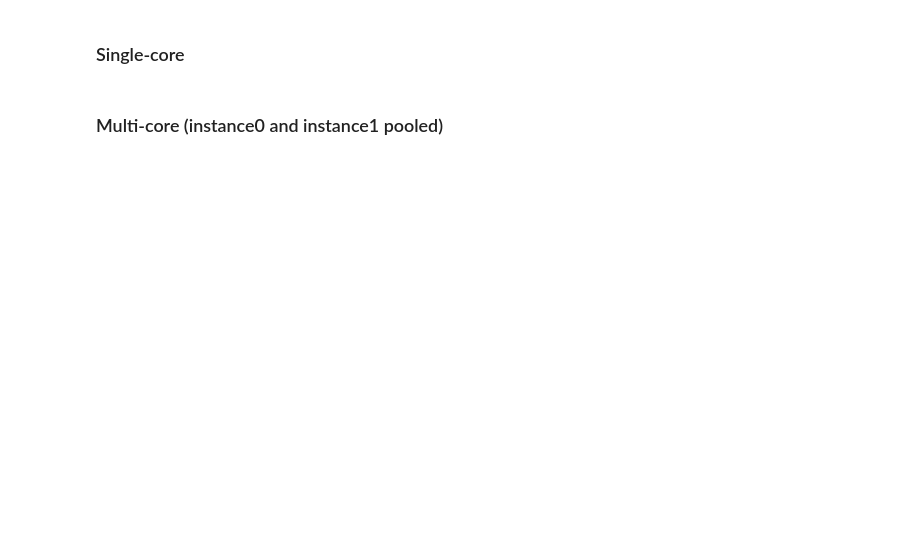
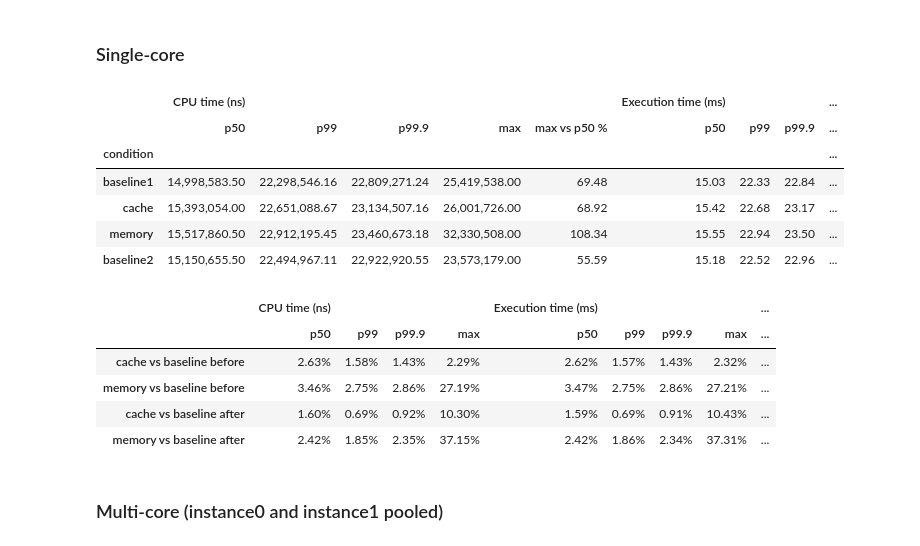
Before and after one commit to pippi2802/GraduationProject, a Jupyter notebook: research-questions/RQ2/analysis/analysis.ipynb, the cells around one changed output. Cells and saved outputs as stored; diff of their text form; code cells hidden in the pictures; blank space fills up the shorter version.

```diff
--- a/research-questions/RQ2/analysis/analysis.ipynb
+++ b/research-questions/RQ2/analysis/analysis.ipynb
@@ -68,8 +82,22 @@ for scenario in SCENARIOS:
 # %% [markdown]
 ### Single-core
 # %%
-display(tables["single_core"].style.format("{:,.3f}"))
-display(pcts["single_core"].style.format("{:+.2f}%"))
+display(tables["single_core"].style.format("{:,.2f}"))
+display(pcts["single_core"].style.format("{:,.2f}%"))
+# %% [output]
+|  | CPU time (ns) |  |  |  |  | Execution time (ms) |  |  | ... |
+|  | p50 | p99 | p99.9 | max | max vs p50 % | p50 | p99 | p99.9 | ... |
+| condition |  |  |  |  |  |  |  |  | ... |
+| baseline1 | 14,998,583.50 | 22,298,546.16 | 22,809,271.24 | 25,419,538.00 | 69.48 | 15.03 | 22.33 | 22.84 | ... |
+| cache | 15,393,054.00 | 22,651,088.67 | 23,134,507.16 | 26,001,726.00 | 68.92 | 15.42 | 22.68 | 23.17 | ... |
+| memory | 15,517,860.50 | 22,912,195.45 | 23,460,673.18 | 32,330,508.00 | 108.34 | 15.55 | 22.94 | 23.50 | ... |
+| baseline2 | 15,150,655.50 | 22,494,967.11 | 22,922,920.55 | 23,573,179.00 | 55.59 | 15.18 | 22.52 | 22.96 | ... |
+|  | CPU time (ns) |  |  |  | Execution time (ms) |  |  |  | ... |
+|  | p50 | p99 | p99.9 | max | p50 | p99 | p99.9 | max | ... |
+| cache vs baseline before | 2.63% | 1.58% | 1.43% | 2.29% | 2.62% | 1.57% | 1.43% | 2.32% | ... |
+| memory vs baseline before | 3.46% | 2.75% | 2.86% | 27.19% | 3.47% | 2.75% | 2.86% | 27.21% | ... |
+| cache vs baseline after | 1.60% | 0.69% | 0.92% | 10.30% | 1.59% | 0.69% | 0.91% | 10.43% | ... |
+| memory vs baseline after | 2.42% | 1.85% | 2.35% | 37.15% | 2.42% | 1.86% | 2.34% | 37.31% | ... |
 # %% [markdown]
 ### Multi-core (instance0 and instance1 pooled)
 # %%
```
Also changed, not shown: parts of 25 cells of this notebook, 20 other files.
